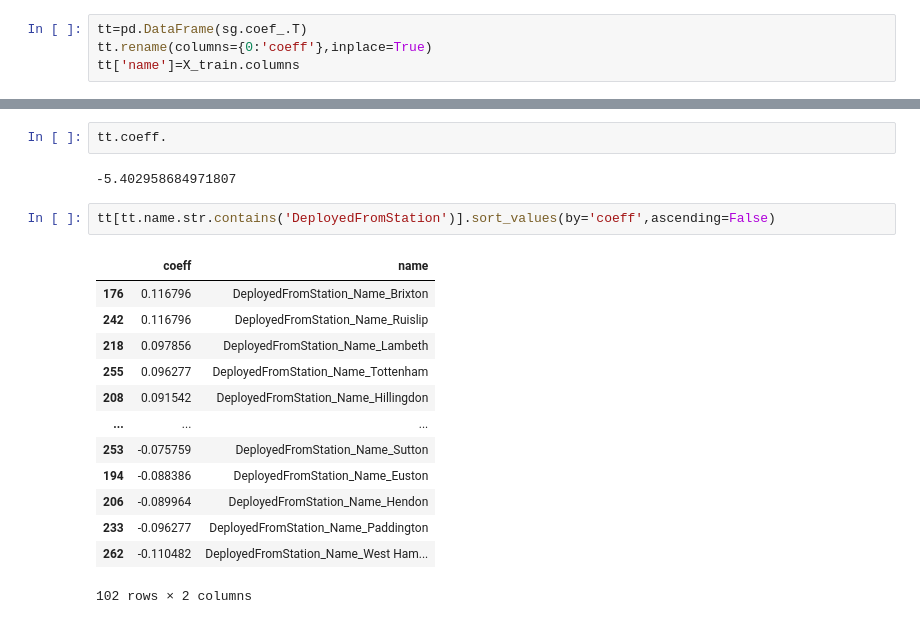
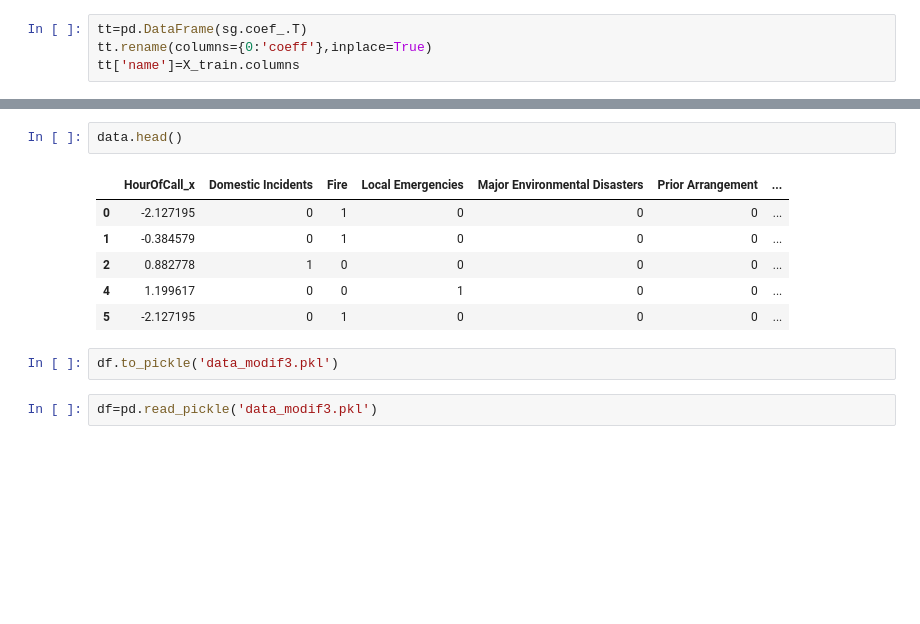
Before and after one commit to ludomare/London-Pumpy, a Jupyter notebook: 02 Importation & nettoyage données.ipynb, the cells around one changed output, grey strips where cells are left out. Drawn from its saved outputs; the diff is of its cells as text; blank space fills up the shorter version.

```diff
--- a/02 Importation & nettoyage données.ipynb
+++ b/02 Importation & nettoyage données.ipynb
@@ -1462,20 +1454,13 @@ tt[tt.name.str.contains('Resource')].sort_values(by='coeff',ascending=False)
-# %%
-tt.coeff.
-# %% [output]
--5.402958684971807
-# %%
-tt[tt.name.str.contains('DeployedFromStation')].sort_values(by='coeff',ascending=False)
-# %% [output]
-|  | coeff | name |
-| 176 | 0.116796 | DeployedFromStation_Name_Brixton |
-| 242 | 0.116796 | DeployedFromStation_Name_Ruislip |
-| 218 | 0.097856 | DeployedFromStation_Name_Lambeth |
-| 255 | 0.096277 | DeployedFromStation_Name_Tottenham |
-| 208 | 0.091542 | DeployedFromStation_Name_Hillingdon |
-| ... | ... | ... |
-| 253 | -0.075759 | DeployedFromStation_Name_Sutton |
-| 194 | -0.088386 | DeployedFromStation_Name_Euston |
-| 206 | -0.089964 | DeployedFromStation_Name_Hendon |
-| 233 | -0.096277 | DeployedFromStation_Name_Paddington |
-| 262 | -0.110482 | DeployedFromStation_Name_West Ham... |
-102 rows × 2 columns
+# %%
+data.head()
+# %% [output]
+|  | HourOfCall_x | Domestic Incidents | Fire | Local Emergencies | Major Environmental Disasters | Prior Arrangement | ... |
+| 0 | -2.127195 | 0 | 1 | 0 | 0 | 0 | ... |
+| 1 | -0.384579 | 0 | 1 | 0 | 0 | 0 | ... |
+| 2 | 0.882778 | 1 | 0 | 0 | 0 | 0 | ... |
+| 4 | 1.199617 | 0 | 0 | 1 | 0 | 0 | ... |
+| 5 | -2.127195 | 0 | 1 | 0 | 0 | 0 | ... |
+# %%
+df.to_pickle('data_modif3.pkl')
+# %%
+df=pd.read_pickle('data_modif3.pkl')
```
Also changed, not shown: parts of 18 cells of this notebook.
